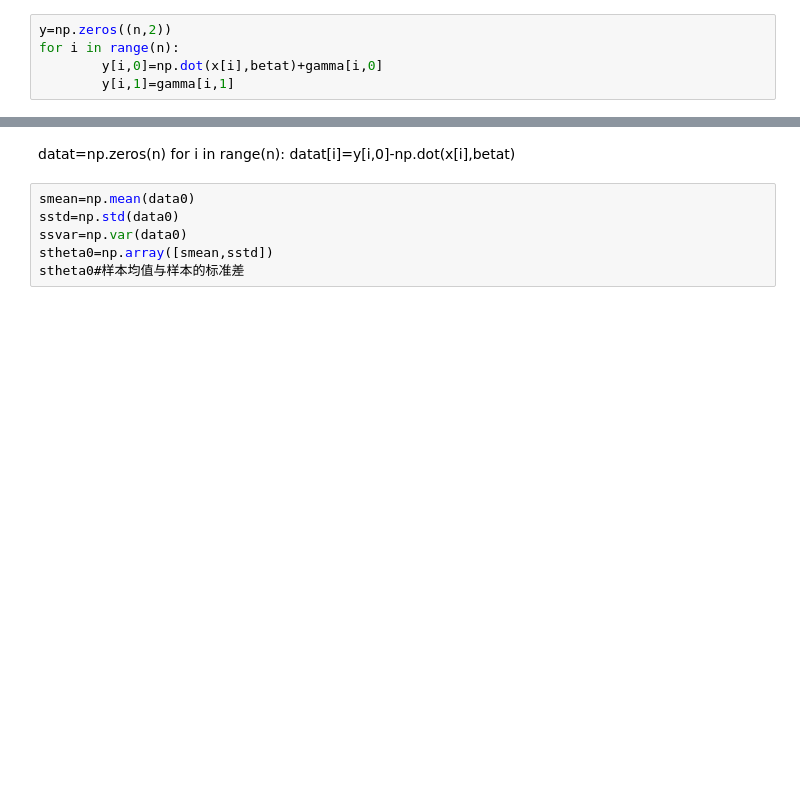
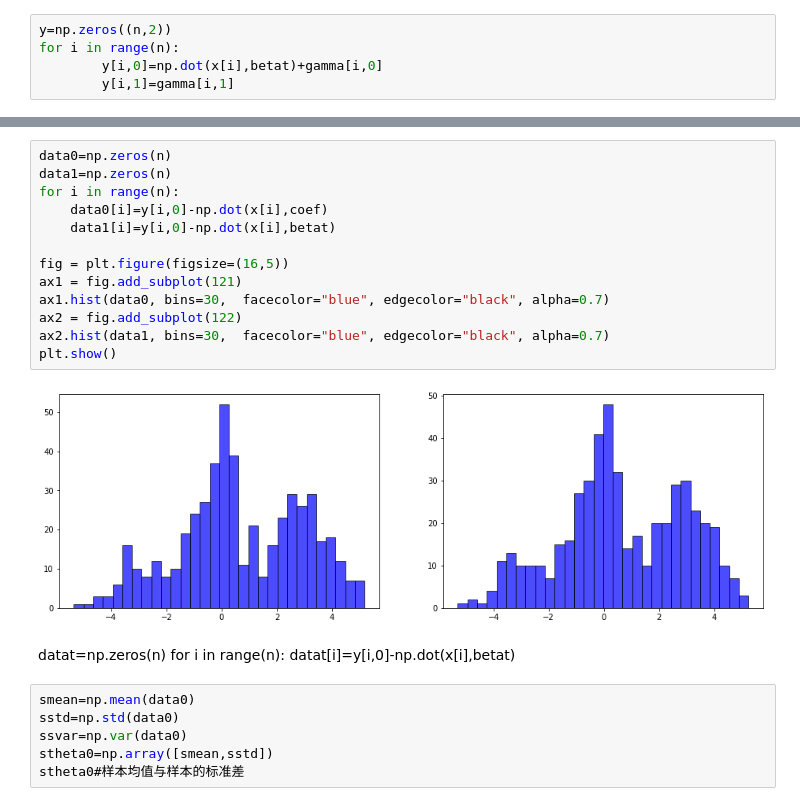
Before and after one commit to IXIXVI/graduate-first-year-homework, a Jupyter notebook: linear regression.ipynb, the cells around one changed output, grey strips where cells are left out. Drawn from its saved outputs; the diff is of its cells as text; blank space fills up the shorter version.

```diff
--- a/linear regression.ipynb
+++ b/linear regression.ipynb
@@ -102,3 +86,18 @@ plt.show()
+# %%
+data0=np.zeros(n)
+data1=np.zeros(n)
+for i in range(n):
+    data0[i]=y[i,0]-np.dot(x[i],coef)
+    data1[i]=y[i,0]-np.dot(x[i],betat)
+
+fig = plt.figure(figsize=(16,5))
+ax1 = fig.add_subplot(121)
+ax1.hist(data0, bins=30,  facecolor="blue", edgecolor="black", alpha=0.7)
+ax2 = fig.add_subplot(122)
+ax2.hist(data1, bins=30,  facecolor="blue", edgecolor="black", alpha=0.7)
+plt.show()
+# %% [output]
+[figure, added]
 # %% [markdown]
 datat=np.zeros(n)
 for i in range(n):
```
Also changed, not shown: parts of 41 cells of this notebook, 6 other files.
